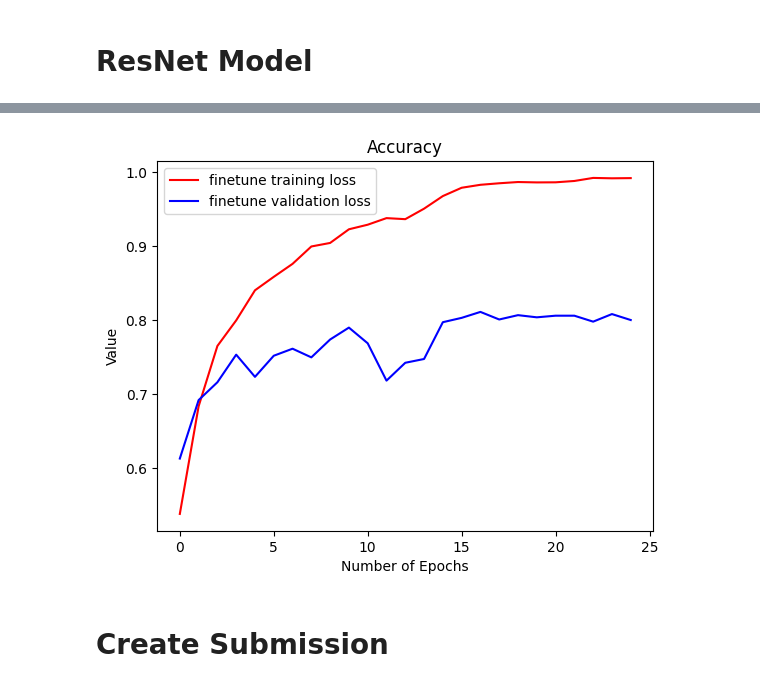
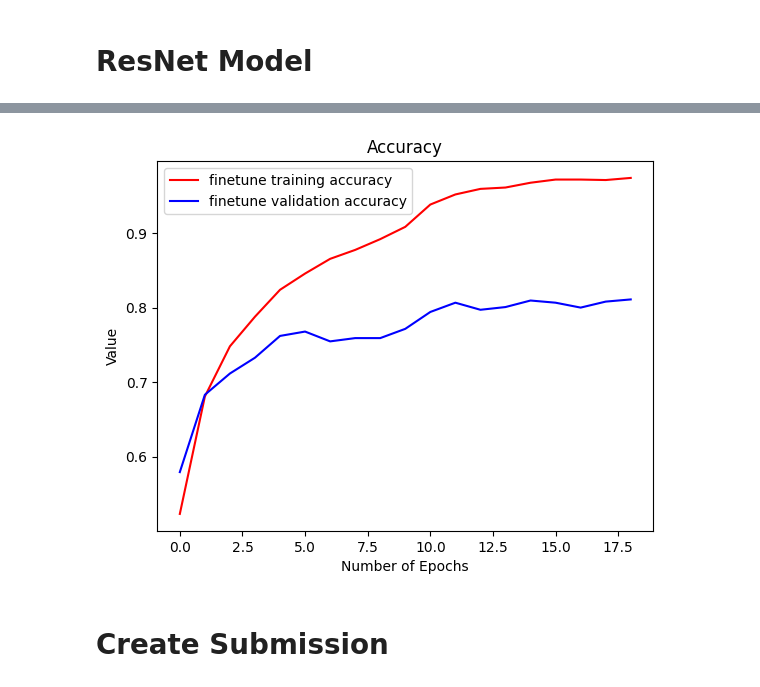
Before and after one commit to jasperfue/AIIM, a Jupyter notebook: notebook.ipynb, the cells around one changed output, grey strips where cells are left out. Cells and saved outputs as stored; diff of their text form; code cells hidden in the pictures.

```diff
--- a/notebook.ipynb
+++ b/notebook.ipynb
@@ -431,7 +431,7 @@ from keras.layers import GlobalAveragePooling2D
 from keras.applications import ResNet50
 from keras.applications.resnet import preprocess_input
 
-batch_size = 32
+batch_size = 64
 epochs = 70
 
 # Documentation: https://keras.io/api/data_loading/image/
@@ -476,7 +478,7 @@ base_model = ResNet50(weights='imagenet', include_top=False, input_shape=(100, 1
 model = Sequential([
     base_model,
     GlobalAveragePooling2D(),
-    Dropout(0.25),
+    Dropout(0.5),
     Dense(5, activation='softmax')
 ])
 model.summary()
@@ -504,13 +506,14 @@ base_model.trainable = False
 
 model.compile(optimizer='adam', loss='categorical_crossentropy', metrics=['accuracy'])
 
-early_stopping = EarlyStopping(monitor='val_accuracy', patience=8, restore_best_weights=True, mode='max')
-reduce_lr = ReduceLROnPlateau(monitor='val_accuracy', factor=0.2, patience=4, min_lr=0.00001)
+early_stopping = EarlyStopping(monitor='val_loss', patience=8, restore_best_weights=True)
+reduce_lr = ReduceLROnPlateau(monitor='val_loss', factor=0.2, patience=4, min_lr=0.00001)
 
 history = model.fit(
     train_ds_preprocessed,
     validation_data=validation_ds_preprocessed,
     epochs=epochs,
+    batch_size=batch_size,
     callbacks=[early_stopping, reduce_lr]
 )
 # %% [output]
@@ -541,12 +545,13 @@ base_model.trainable = True
 model.compile(optimizer=Adam(1e-4),  # Very low learning rate
               loss='categorical_crossentropy', metrics=['accuracy'])
 
-early_stopping = EarlyStopping(monitor='val_accuracy', patience=8, restore_best_weights=True, mode='max')
-reduce_lr = ReduceLROnPlateau(monitor='val_accuracy', factor=0.2, patience=4, min_lr=0.00001)
+early_stopping = EarlyStopping(monitor='val_accuracy', patience=8, restore_best_weights=True)
+reduce_lr = ReduceLROnPlateau(monitor='val_accuracy', factor=0.2, patience=4, min_lr=1e-6)
 
 history_finetune = model.fit(
     train_ds_preprocessed,
     validation_data=validation_ds_preprocessed,
     epochs=epochs,
+    batch_size=batch_size,
     callbacks=[early_stopping, reduce_lr]
 )
@@ -609,14 +596,14 @@ weighted avg       0.81      0.81      0.81      1366
 # %%
 # Plot the loss and accuracy curves for training and validation
-plt.plot(history_finetune.history['accuracy'], color='r', label="finetune training loss")
-plt.plot(history_finetune.history['val_accuracy'], color='b', label="finetune validation loss")
+plt.plot(history_finetune.history['accuracy'], color='r', label="finetune training accuracy")
+plt.plot(history_finetune.history['val_accuracy'], color='b', label="finetune validation accuracy")
 plt.title("Accuracy")
 plt.xlabel("Number of Epochs")
 plt.ylabel("Value")
 plt.legend()
 plt.show()
 # %% [output]
-[figure, old version]
+[figure, new version]
 # %% [markdown]
 # Create Submission
 # %%
```
Also changed, not shown: parts of 10 cells of this notebook.
